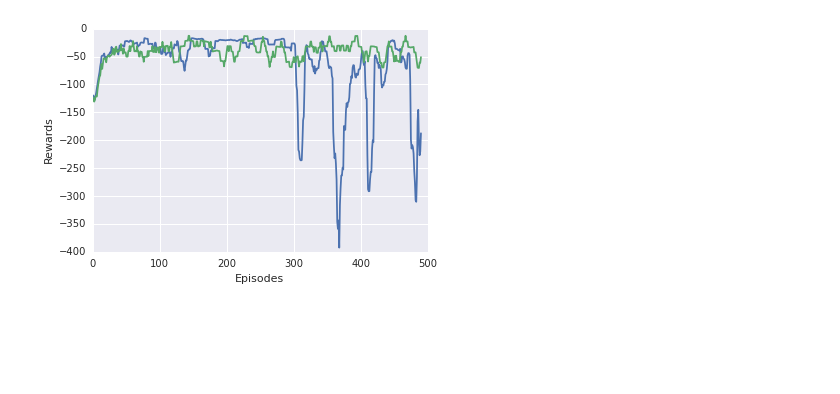
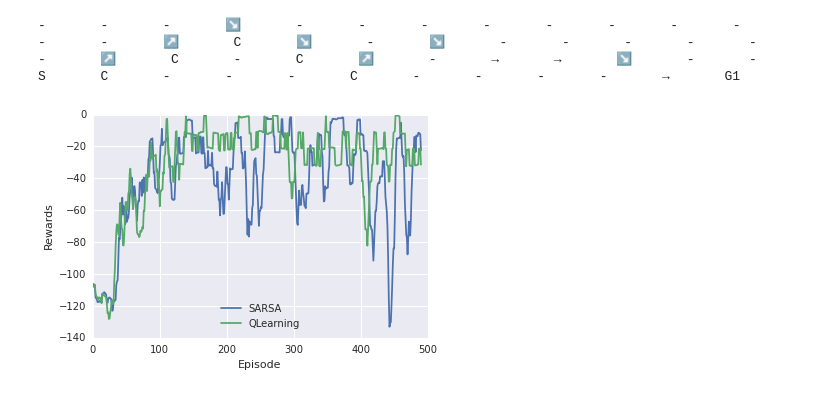
Before and after one commit to kunal10/ReinforcementLearning, a Jupyter notebook: cliff_walking/code/td_learning.ipynb, the cells around one changed output. Saved outputs shown, nothing was run; the diff lists cells and outputs as text; code cells hidden in the pictures; blank space fills up the shorter version.

Commit message:
Adding more actions and goal states to environment. Also adding final results and report

```diff
--- a/cliff_walking/code/td_learning.ipynb
+++ b/cliff_walking/code/td_learning.ipynb
@@ -19,18 +19,28 @@ GRID_WIDTH = 12
 TIME_PENALTY = -1
 FALL_PENALTY = -100
 START = (1,1)
-GOAL = (GRID_WIDTH, 1)
+GOAL1 = (GRID_WIDTH, 1)
+GOAL2 = (GRID_WIDTH, GRID_HEIGHT)
+GOALS = [GOAL1]
 ACTIONS = [
-    (0, 1),  #UP
-    (0, -1), #DOWN
-    (1, 0),  #RIGHT
-    (-1, 0)  #LEFT
+    (0, 1),   #UP
+    (0, -1),  #DOWN
+    (1, 0),   #RIGHT
+    (-1, 0),  #LEFT
+    (1, 1),   #NORTH_EAST
+    (-1, 1),  #NORTH_WEST
+    (1, -1),  #SOUTH_EAST
+    (-1, -1)  #SOUTH_WEST
 ]
 ACTION_PLOT = {
     (0, 1) : u'\u2191',
     (0, -1) : u'\u2193',
     (1, 0) : u'\u2192',
     (-1, 0) : u'\u2190',
+    (1, 1) : u'\u2197',
+    (-1, 1) :  u'\u2196',
+    (1, -1) :  u'\u2198',
+    (-1, -1) : u'\u2199',
     None : '-'
 }
 STATE_LISTS = [range(1, GRID_WIDTH + 1), range(1, GRID_HEIGHT + 1)]
@@ -38,5 +48,5 @@ STATES = list(itertools.product(*STATE_LISTS))
 NUM_EPISODES = 500
 # Epsilon for epsilon greedy agent.
 EPSILON = 0.1
-ALPHA = 0.8
-GAMMA = 0.5
+ALPHA = 0.2
+GAMMA = 1
@@ -71,12 +61,13 @@ def is_start_state(state):
 
 def is_goal_state(state):
     assert is_valid_state(state)
-    return state == GOAL
+    return state in GOALS
 
 def is_cliff_state(state):
     assert is_valid_state(state)
     x, y = state[0], state[1]
-    return (y == 1) and (not is_start_state(state)) and (not is_goal_state(state))
+    return (y != GRID_HEIGHT) and (((x - y) == 1) or ((x + y) == 7))
+#     return (y == 1) and (not is_start_state(state)) and (not is_goal_state(state))
 
 def is_terminal_state(state):
     return is_goal_state(state) or is_cliff_state(state)
@@ -104,7 +95,10 @@ def act(state, action):
     if is_cliff_state(next_state):
         reward = FALL_PENALTY
     elif is_goal_state(next_state):
-        reward = 0
+        if next_state == GOAL1:
+            reward = 10
+        else:
+            reward = 0
     else:
         reward = TIME_PENALTY
     return next_state, reward
@@ -219,2 +215,2 @@ def qlearning(num_episodes):
 # %%
-sarsa_rewards, sarsa_policy, _ = sarsa(NUM_EPISODES)
+sarsa_rewards, sarsa_steps, sarsa_policy, sarsa_Q = td_learning(NUM_EPISODES, 'SARSA')
@@ -246,2 +224,2 @@ plot_policy(sarsa_policy)
 # %%
-qlearning_rewards, qlearning_policy, _ = qlearning(NUM_EPISODES)
+qlearning_rewards, qlearning_steps, qlearning_policy, qlearning_Q = td_learning(NUM_EPISODES, 'QLEARNING')
@@ -266,4 +226,11 @@ EpsilonGreedyAction is : (0, 1)
-# %%
-plot_smoothed_rewards(sarsa_rewards, qlearning_rewards)
-# %% [output]
-[figure, removed]
+# %%
+plot_policy(qlearning_policy)
+# %% [output]
+-       -       -       ↘       -       -       -       -       -       -       -       -
+-       -       ↗       C       ↘       -       ↘       -       -       -       -       -
+-       ↗       C       -       C       ↗       -       →       →       ↘       -       -
+S       C       -       -       -       C       -       -       -       -       →       G1
+# %%
+plot_smoothed_list(sarsa_rewards, qlearning_rewards, 'Episode', 'Rewards', ['SARSA', 'QLearning'])
+# %% [output]
+[figure, added]
```
Also changed, not shown: parts of 8 cells of this notebook, 25 other files.
